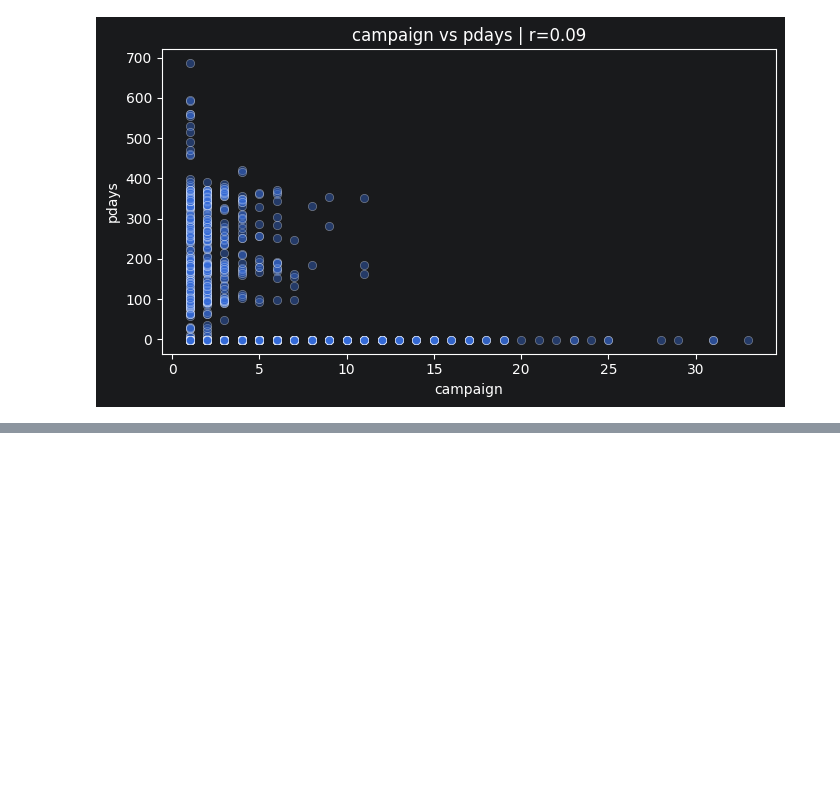
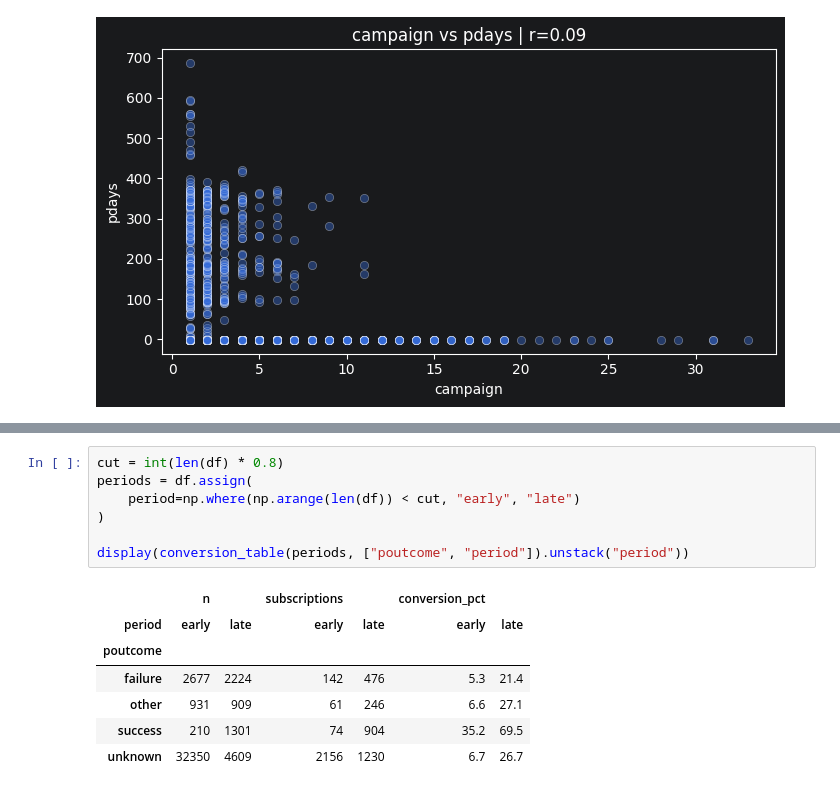
Before and after one commit to BarbieKenn/catboost-ml, a Jupyter notebook: notebooks/02_eda.ipynb, the cells around one changed output, grey strips where cells are left out. Saved outputs shown, nothing was run; the diff lists cells and outputs as text; blank space fills up the shorter version.

```diff
--- a/notebooks/02_eda.ipynb
+++ b/notebooks/02_eda.ipynb
@@ -299,0 +402,15 @@ for (col1, col2), corr_value in pairs.items():
+# %%
+cut = int(len(df) * 0.8)
+periods = df.assign(
+    period=np.where(np.arange(len(df)) < cut, "early", "late")
+)
+
+display(conversion_table(periods, ["poutcome", "period"]).unstack("period"))
+# %% [output]
+|  | n |  | subscriptions |  | conversion_pct |  |
+| period | early | late | early | late | early | late |
+| poutcome |  |  |  |  |  |  |
+| failure | 2677 | 2224 | 142 | 476 | 5.3 | 21.4 |
+| other | 931 | 909 | 61 | 246 | 6.6 | 27.1 |
+| success | 210 | 1301 | 74 | 904 | 35.2 | 69.5 |
+| unknown | 32350 | 4609 | 2156 | 1230 | 6.7 | 26.7 |
```
Also changed, not shown: parts of 12 cells of this notebook.
